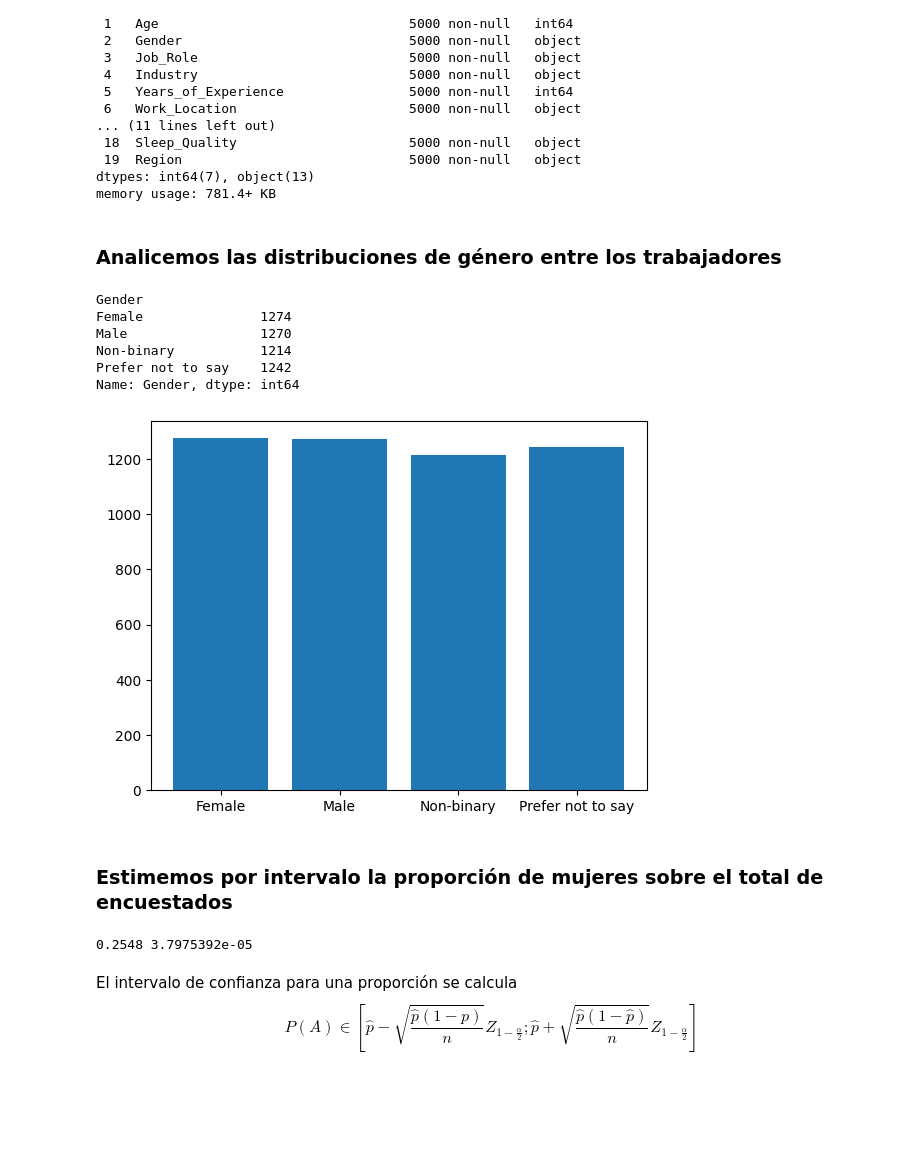
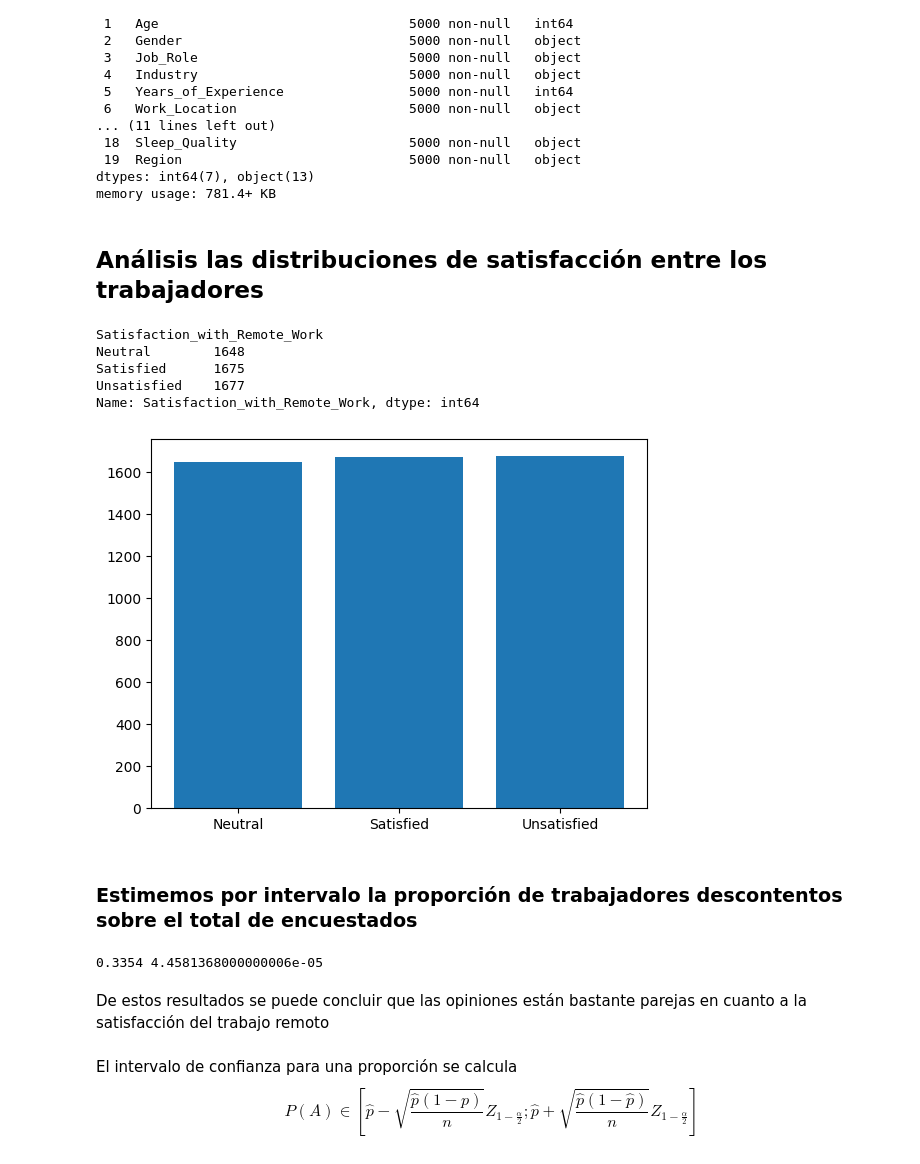
Before and after one commit to ClaudiaHdezPerez/ProyectoEstadistica, a Jupyter notebook: Proyecto/Proyecto.ipynb, the cells around one changed output. Drawn from its saved outputs; the diff is of its cells as text; code cells hidden in the pictures; blank space fills up the shorter version.

Commit message:
hipotesis sobre la satisfaccion de los trabajadores

```diff
--- a/Proyecto/Proyecto.ipynb
+++ b/Proyecto/Proyecto.ipynb
@@ -69,38 +69,39 @@ Data columns (total 20 columns):
 dtypes: int64(7), object(13)
 memory usage: 781.4+ KB
 # %% [markdown]
-### Analicemos las distribuciones de género entre los trabajadores
+## Análisis las distribuciones de satisfacción entre los trabajadores
 # %%
-gender_counts = impact.groupby( 'Gender' )[ 'Gender' ].agg( 'count' )
-gender_counts
+satisfaction_counts = impact.groupby( 'Satisfaction_with_Remote_Work' )[ 'Satisfaction_with_Remote_Work' ].agg( 'count' )
+satisfaction_counts
 # %% [output]
-Gender
-Female               1274
-Male                 1270
-Non-binary           1214
-Prefer not to say    1242
-Name: Gender, dtype: int64
+Satisfaction_with_Remote_Work
+Neutral        1648
+Satisfied      1675
+Unsatisfied    1677
+Name: Satisfaction_with_Remote_Work, dtype: int64
 # %%
-plt.bar( gender_counts.index, gender_counts.values )
+plt.bar( satisfaction_counts.index, satisfaction_counts.values )
 plt.show()
 # %% [output]
-[figure, old version]
+[figure, new version]
 # %% [markdown]
-### Estimemos por intervalo la proporción de mujeres sobre el total de encuestados
+### Estimemos por intervalo la proporción de trabajadores descontentos sobre el total de encuestados
 # %%
-# Calcular la cantidad total de encuestados y la cantidad de mujeres
+# Calcular la cantidad total de encuestados y la cantidad de personas satisfechas con el trabajo remoto
 total_workers = len(impact)
-female_workers = gender_counts['Female']
+unsatisfied_workers = satisfaction_counts['Unsatisfied']
 
 # Estimación puntual de la proporción de mujeres encuestadas
-mean_estimator = female_workers / total_workers
+mean_estimator = unsatisfied_workers / total_workers
 
 # Calcular la varianza de la proporción
 variance_estimator = (mean_estimator * (1 - mean_estimator)) / total_workers
 
 print(mean_estimator, variance_estimator)
 # %% [output]
-0.2548 3.7975392e-05
+0.3354 4.4581368000000006e-05
+# %% [markdown]
+De estos resultados se puede concluir que las opiniones están bastante parejas en cuanto a la satisfacción del trabajo remoto
 # %% [markdown]
 El intervalo de confianza para una proporción se calcula
 $$P(A) \in [ \hat{p} - \sqrt{\frac{\hat{p}(1 - \hat{p})}{n}}Z_{1 - \frac{\alpha}{2}} ; \hat{p} + \sqrt{\frac{\hat{p}(1 - \hat{p})}{n}}Z_{1 - \frac{\alpha}{2}}]$$
```
Also changed, not shown: parts of 7 cells of this notebook.
